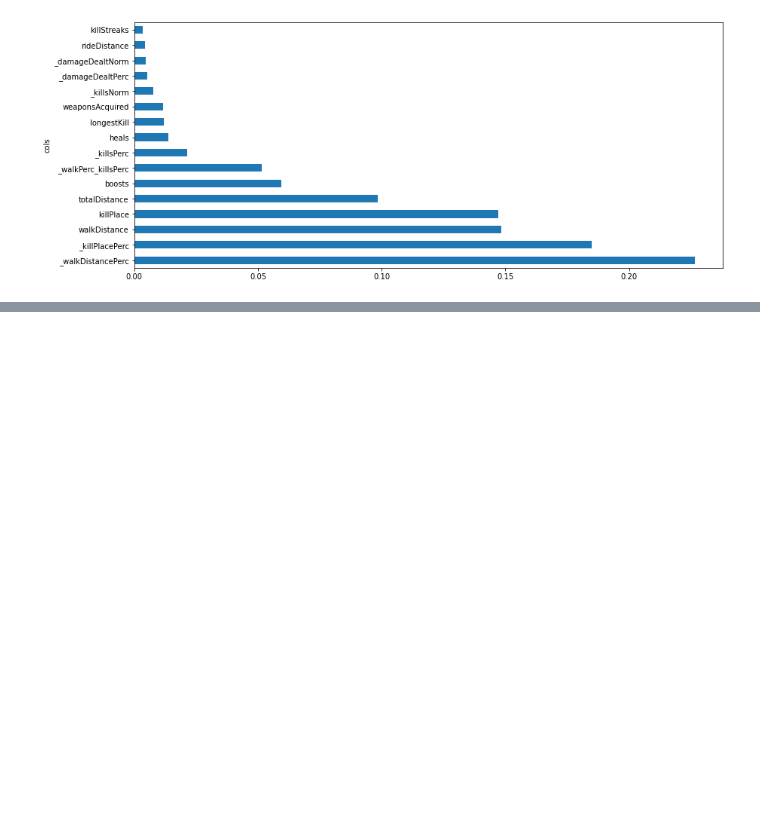
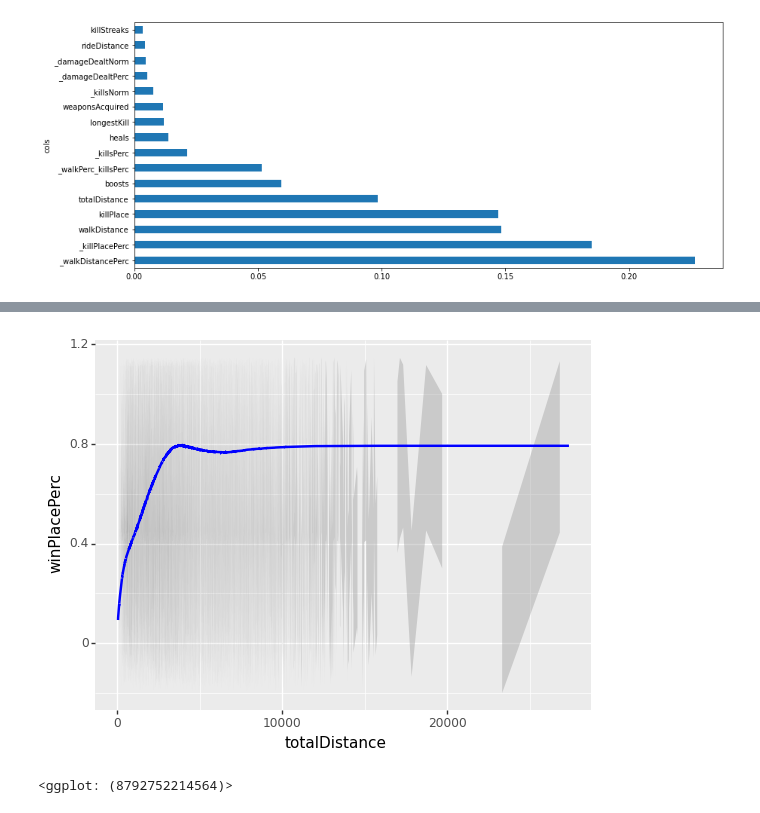
Before and after one commit to ANKITSHARMA98/PUBG-Data-Analysis, a Jupyter notebook: PUBG.ipynb, the cells around one changed output, grey strips where cells are left out. Drawn from its saved outputs; the diff is of its cells as text; code cells hidden in the pictures; blank space fills up the shorter version.

```diff
--- a/PUBG.ipynb
+++ b/PUBG.ipynb
@@ -1078,0 +1154,7 @@ plt.plot()
+# %%
+# Plot the predictive quality of walkDistance
+x_all = get_sample(highly_corr, 100000)
+ggplot(x_all, aes('totalDistance','winPlacePerc'))+stat_smooth(se=True, colour='blue', method='mavg')
+# %% [output]
+[figure, added]
+<ggplot: (8792752214564)>
```
Also changed, not shown: parts of 7 cells of this notebook.
